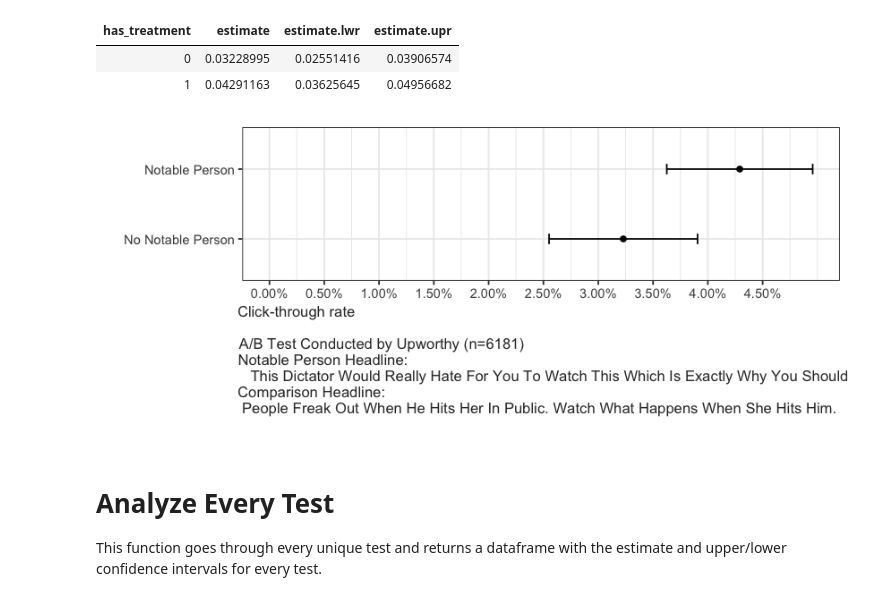
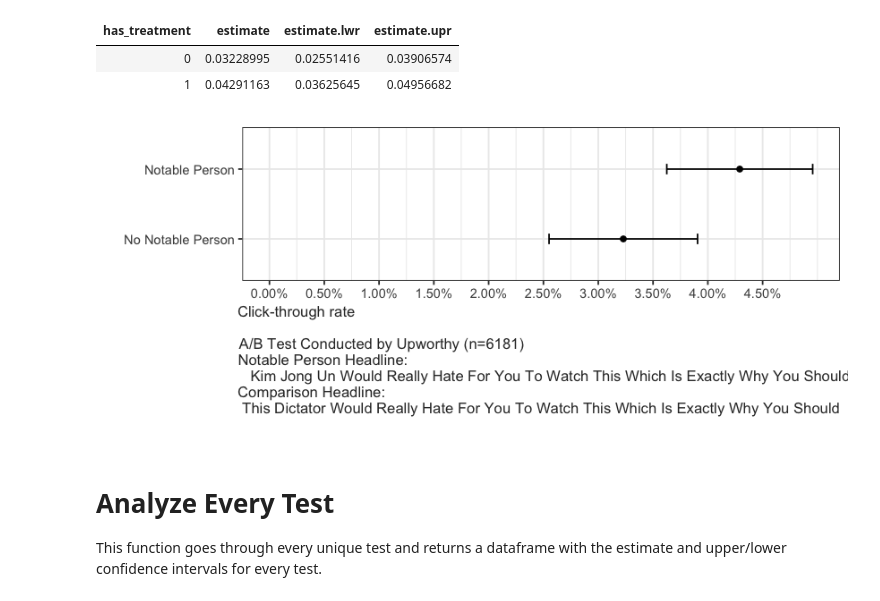
Before and after one commit to natematias/design-governance-experiments, a Jupyter notebook: assignments/upworthy-archive-project/visualizing-max-min-effect-packages.R.ipynb, the cells around one changed output. Cells and saved outputs as stored; diff of their text form; code cells hidden in the pictures.

```diff
--- a/assignments/upworthy-archive-project/visualizing-max-min-effect-packages.R.ipynb
+++ b/assignments/upworthy-archive-project/visualizing-max-min-effect-packages.R.ipynb
@@ -35,8 +35,8 @@ single.test.df <- subset(max.packages.df,
                          clickability_test_id==max.packages.df$clickability_test_id[1])
 
 
-notable.person.headline <- as.character(subset(headlines.df, headline_index==unique(subset(single.test.df, has_treatment==1)$headline_number))$headline)
-no.notable.person.headline <- as.character(subset(headlines.df, headline_index==unique(subset(single.test.df, has_treatment==0)$headline_number))$headline)
+notable.person.headline <- as.character(subset(headlines.df, headline_index==unique(subset(single.test.df, has_treatment==1)$headline_index))$headline)
+no.notable.person.headline <- as.character(subset(headlines.df, headline_index==unique(subset(single.test.df, has_treatment==0)$headline_index))$headline)
 
 summary(result.lm <- lm(clicked ~ has_treatment,
                         data=single.test.df))
@@ -79,26 +79,26 @@ F-statistic: 4.807 on 1 and 6179 DF,  p-value: 0.02839
 # %%
 options(repr.plot.width=7, repr.plot.height=3)
 ggplot(estimate.df, aes(factor(estimate.df$has_treatment), estimate)) +
     geom_point() +
     geom_errorbar(ymin=estimate.df$estimate.lwr, ymax=estimate.df$estimate.upr, width=0.15) +
     scale_x_discrete(breaks=c(0,1), labels=c("No Notable Person", "Notable Person")) +
     scale_y_continuous(limits=c(0,max(estimate.df$estimate.upr)),
                        breaks=(seq(0,max(estimate.df$estimate.upr), 0.005)),labels = scales::percent) +
     theme_bw() +
     theme(plot.title = element_text(size=13, face="bold"),
-          axis.title.x =element_text(size=10, hjust = -0.01, color = catpalette[1])) +
+          axis.title.x =element_text(size=10, hjust = -0.01, color = "#333333")) +
     coord_flip() + ## This line converts the vertical plot to a horizontal plot
     xlab("") +
     ylab(paste("Click-through rate\n\n",
                "A/B Test Conducted by Upworthy (n=",
                nrow(single.test.df), ") \n",
                "Notable Person Headline: ", "\n  ",
                notable.person.headline, "\n",
                "Comparison Headline:", "\n",
                no.notable.person.headline, "\n",
                sep=""))
 # %% [output]
-[figure, old version]
+[figure, new version]
 # %% [markdown]
 # Analyze Every Test
 
```
Also changed, not shown: parts of 6 cells of this notebook, 1 other file.
